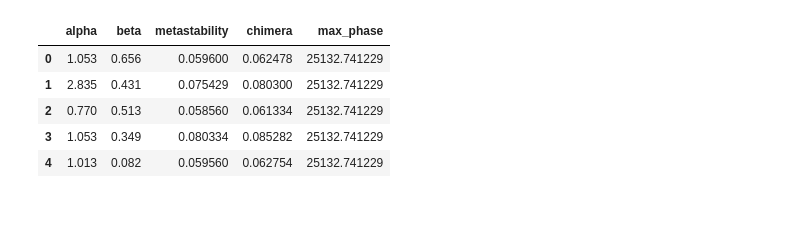
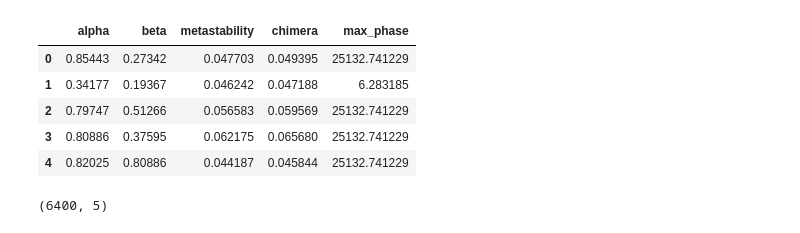
Before and after one commit to henmitch/chimera-2019, a Jupyter notebook: code/python/landscape_analysis.ipynb, the cells around one changed output. Saved outputs shown, nothing was run; the diff lists cells and outputs as text; code cells hidden in the pictures.

```diff
--- a/code/python/landscape_analysis.ipynb
+++ b/code/python/landscape_analysis.ipynb
@@ -16,14 +17,18 @@ total size is 128867  speedup is 0.99
 # %%
-with open("../../data/hizanidis_params.pkl", "rb") as f:
+with open("../../data/high_res/hizanidis_params.pkl", "rb") as f:
     params = pickle.load(f)
 
 params.head()
 # %% [output]
 |  | alpha | beta | metastability | chimera | max_phase |
-| 0 | 1.053 | 0.656 | 0.059600 | 0.062478 | 25132.741229 |
-| 1 | 2.835 | 0.431 | 0.075429 | 0.080300 | 25132.741229 |
-| 2 | 0.770 | 0.513 | 0.058560 | 0.061334 | 25132.741229 |
-| 3 | 1.053 | 0.349 | 0.080334 | 0.085282 | 25132.741229 |
-| 4 | 1.013 | 0.082 | 0.059560 | 0.062754 | 25132.741229 |
+| 0 | 0.85443 | 0.27342 | 0.047703 | 0.049395 | 25132.741229 |
+| 1 | 0.34177 | 0.19367 | 0.046242 | 0.047188 | 6.283185 |
+| 2 | 0.79747 | 0.51266 | 0.056583 | 0.059569 | 25132.741229 |
+| 3 | 0.80886 | 0.37595 | 0.062175 | 0.065680 | 25132.741229 |
+| 4 | 0.82025 | 0.80886 | 0.044187 | 0.045844 | 25132.741229 |
+# %%
+params.shape
+# %% [output]
+(6400, 5)
 # %%
 good = params[params["max_phase"] <= 2*np.pi]
```
Also changed, not shown: parts of 14 cells of this notebook, 5 other files.
